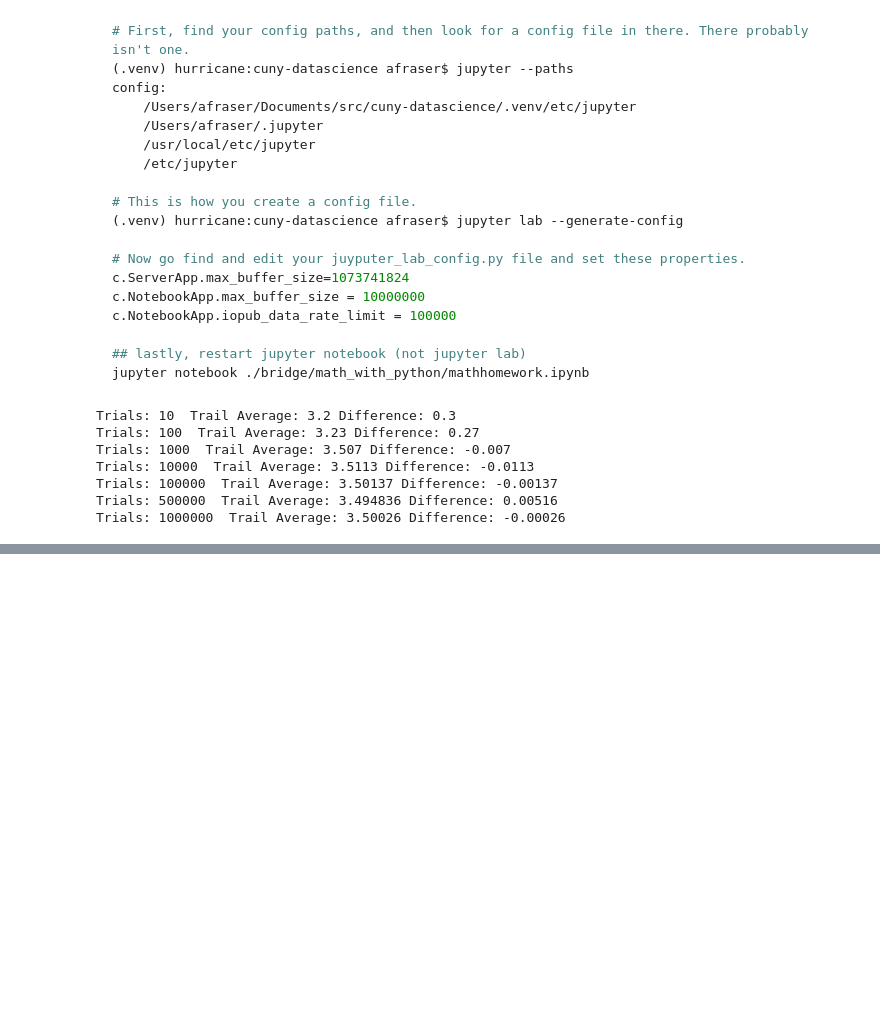
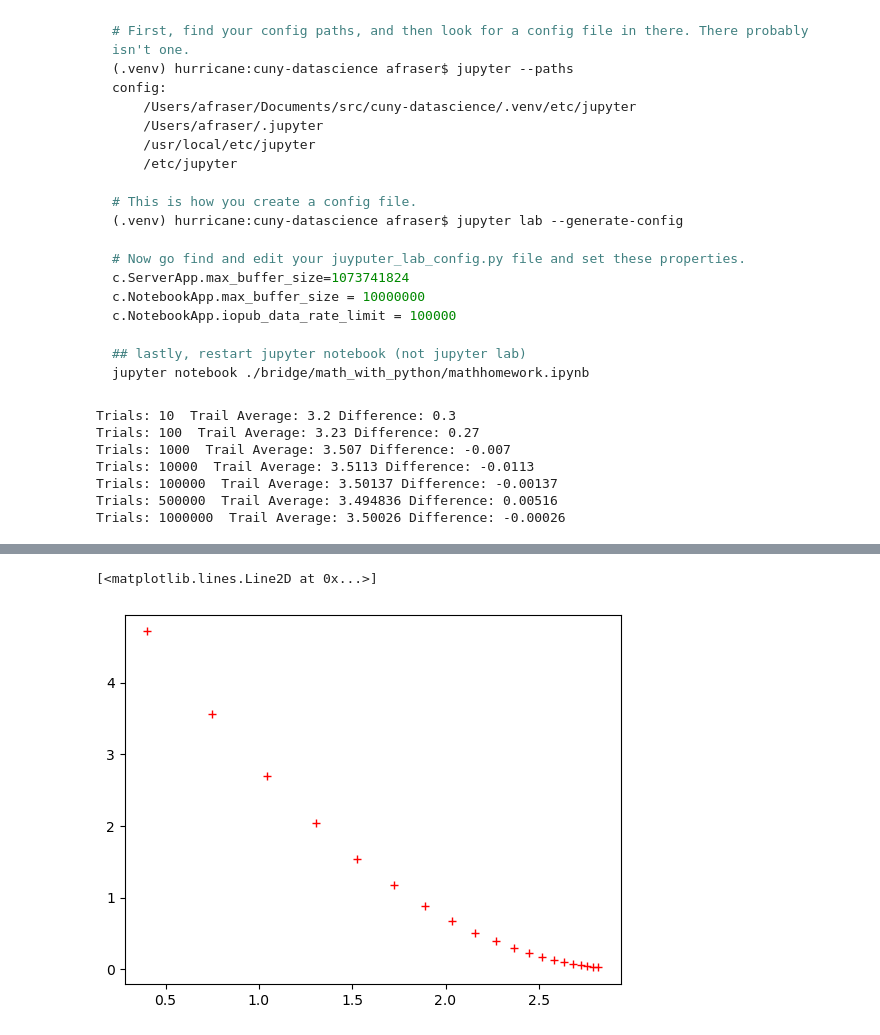
Before and after one commit to tonythor/cuny-datascience, a Jupyter notebook: bridge/math_with_python/mathhomework.ipynb, the cells around one changed output, grey strips where cells are left out. Cells and saved outputs as stored; diff of their text form; code cells hidden in the pictures; blank space fills up the shorter version.

```diff
--- a/bridge/math_with_python/mathhomework.ipynb
+++ b/bridge/math_with_python/mathhomework.ipynb
@@ -225,0 +245,52 @@ Trials: 1000000  Trail Average: 3.50026 Difference: -0.00026
+# %%
+import numpy as np
+from sympy import Derivative, Symbol, sympify
+import pandas as pd
+import matplotlib.pyplot as plt
+
+# yhat = wx + b
+# in ML, we don't exactly know what w and B are, we use gradient descent to find
+
+# loss = mean squared error (y -yhat **2) / N(samples)
+
+# data we use to train
+x = np.random.randn(10,1)
+y = 3*x+np.random.rand()
+# y = 4*x+5
+
+#parameters
+w = 0.0 # -> after gradient descent, this should be 2
+b = 0.0 # afer gradient descent, this should be whatever B was in y=mx+b
+#hyper parameter
+
+learning_rate = 0.1 # how fast our algorithm learns
+
+def descend(x, y, w, b, learning_rate):
+    dldw = 0.0
+    dldb = 0.0
+    N = x.shape[0]
+    #loss=(y - yhat)**2=(y-(wx+b))**2
+    for xi,yi in zip(x,y):
+        dldw += -2*xi*(yi-(w*xi+b))
+        dldb += -2*(yi-(w*xi+b))
+    # make an update to W param
+    w = w - learning_rate*(1/N)*dldw
+    b = b - learning_rate*(1/N)*dldb
+    return w,b
+
+
+df = pd.DataFrame(columns=['epoch', 'loss', 'w', 'b'])
+
+for epoch in range(20):
+    w, b = descend(x,y,w,b,learning_rate)
+    # work out what prediction is
+    yhat = w*x+b
+    # calculate loss, mean squared error
+    loss = np.divide(np.sum((y-yhat)**2, axis=0), x.shape[0])
+    df = pd.concat([df, pd.DataFrame({'epoch':epoch, 'loss': np.round(loss, 6),  'w':w, 'b':b})], ignore_index=True)
+
+plt.plot(df['w'],df['loss'], "r+")
+# plt.plot(l,r, "r+")
+# %% [output]
+[<matplotlib.lines.Line2D at 0x...>]
+[figure, added]
```
Also changed, not shown: parts of 2 cells of this notebook, 1 other file.
